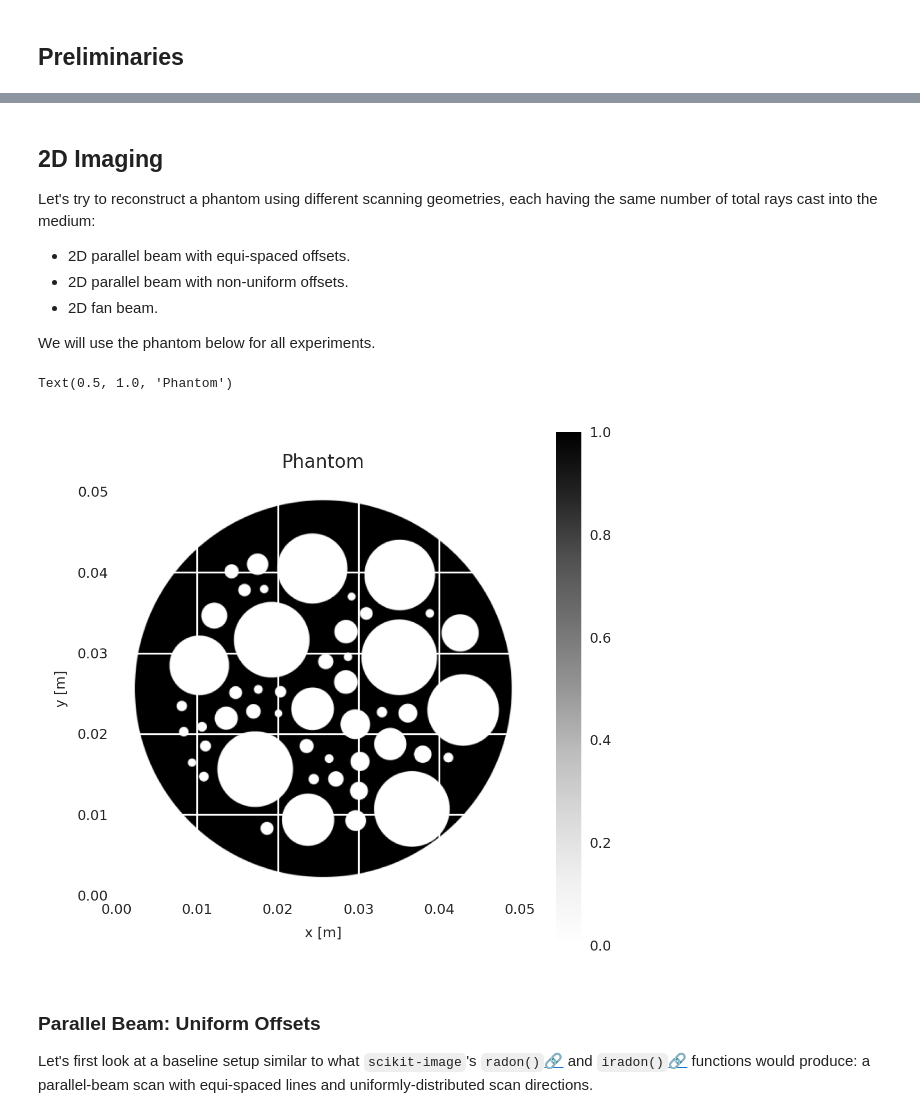
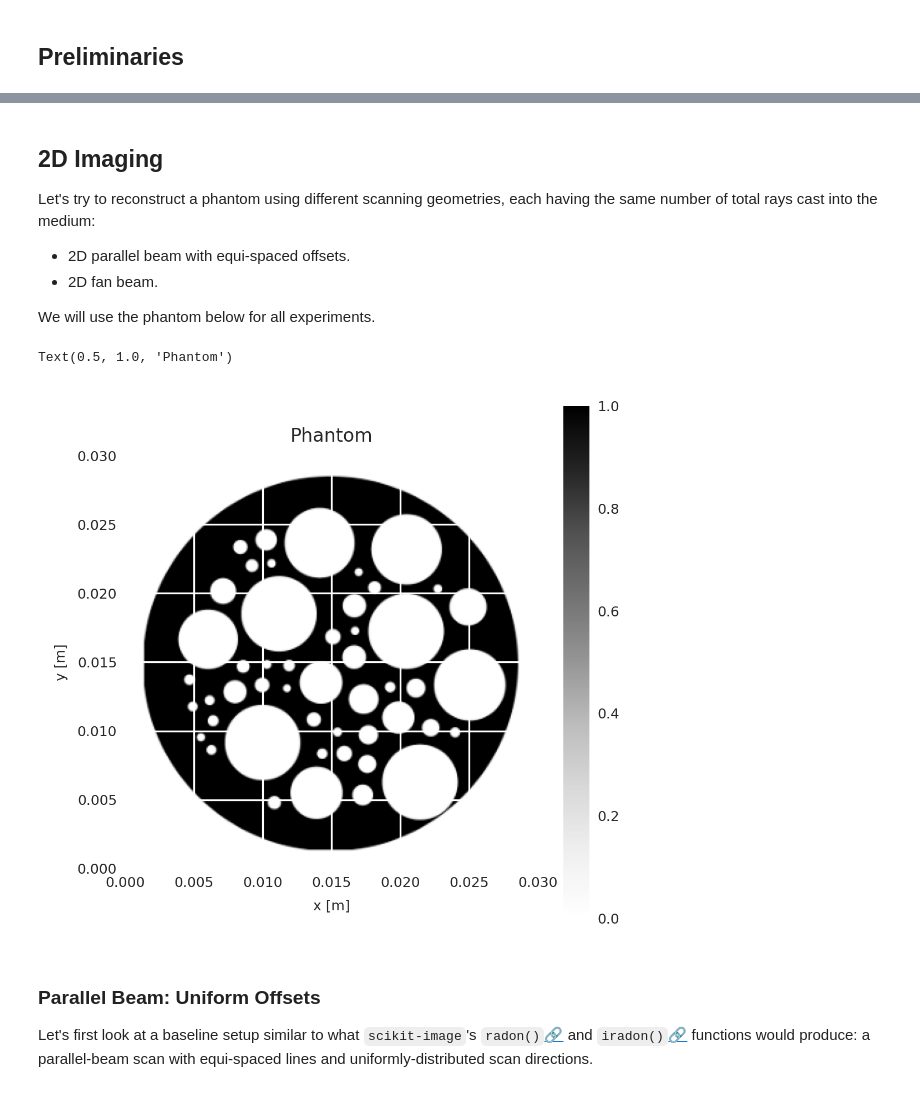
Before and after one commit to pyxu-org/pyxu, a Jupyter notebook: doc/examples/xray.ipynb, the cells around one changed output, grey strips where cells are left out. Cells and saved outputs as stored; diff of their text form; code cells hidden in the pictures.

```diff
--- a/doc/examples/xray.ipynb
+++ b/doc/examples/xray.ipynb
@@ -78,42 +78,41 @@ In the 2D case, the parametrization is best explained by the figure below:
 Let's try to reconstruct a phantom using different scanning geometries, each having the same number of total rays cast into the medium:
 
 * 2D parallel beam with equi-spaced offsets.
-* 2D parallel beam with non-uniform offsets.
 * 2D fan beam.
 
 We will use the phantom below for all experiments.
 # %%
 def create_2D_phantom(shape: tuple[int], seed: int) -> np.ndarray:
     # in: (N_h, N_w) phantom dimensions [px]
     # out: (N_h, N_w) phantom
     import xdesign as xd
 
     np.random.seed(seed)
     substrate = xd.Foam(size_range=[0.1, 0.01], gap=0.025, porosity=0.5)
     I = xd.discrete_phantom(substrate, np.mean(shape, dtype=int))  # produce image at average resolution
     I = np.pad(I, int(0.05 * I.shape[0]))  # 5% axial pad
 
     I = ski.transform.rescale(I, scale=np.array(shape) / I.shape[0])  # rescale to user dimensions
     I = (I - I.min()) / I.ptp()
     return I
 
-N_side = 512  # N_px = N_side**2
+N_side = 300  # N_px = N_side**2
 pitch = 1e-4  # m/px [can differ per axis]
 phantom = create_2D_phantom(shape=(N_side, N_side), seed=5)
 im_kwargs = dict(
     origin="lower",
     extent=[0, N_side * pitch, 0, N_side * pitch],
 )
 
 fig, ax = plt.subplots()
 im = ax.imshow(phantom, **im_kwargs)
 fig.colorbar(im)
 ax.set_xlabel("x [m]")
 ax.set_ylabel("y [m]")
 ax.set_title("Phantom")
 # %% [output]
 Text(0.5, 1.0, 'Phantom')
-[figure, old version]
+[figure, new version]
 # %% [markdown]
 ### Parallel Beam: Uniform Offsets
 
```
Also changed, not shown: parts of 16 cells of this notebook.
